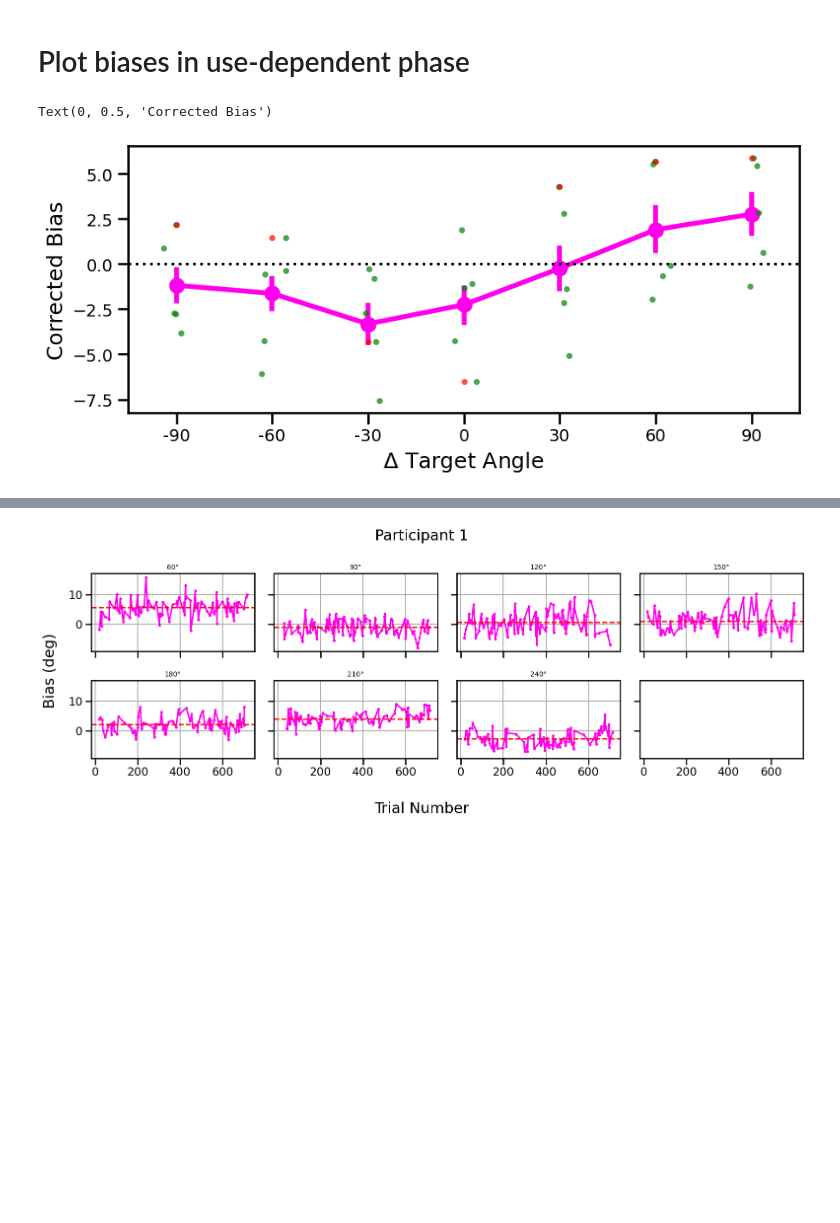
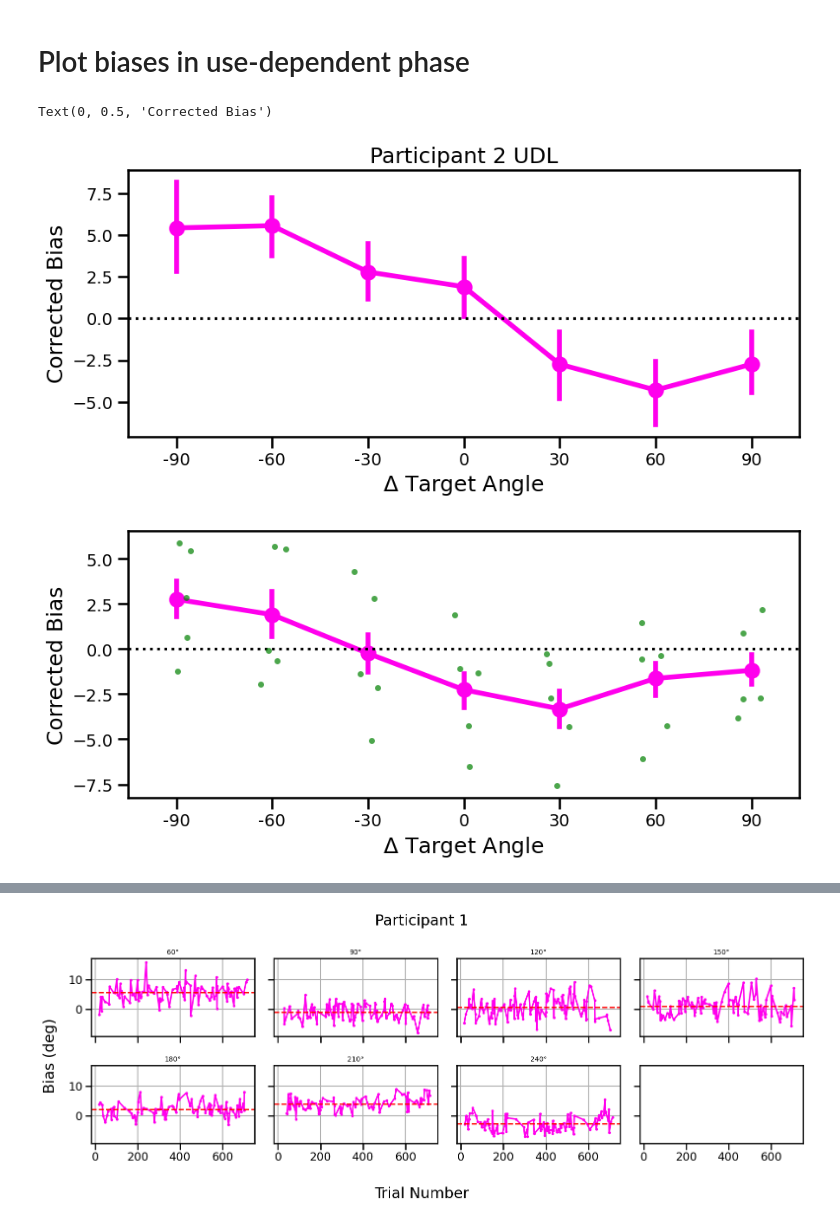
Before and after one commit to abbysun4/UDLR_study, a Jupyter notebook: UDLR_ver1/scripts/analysis_script_pilot_withoutFB.ipynb, the cells around one changed output, grey strips where cells are left out. Drawn from its saved outputs; the diff is of its cells as text; code cells hidden in the pictures; blank space fills up the shorter version.

```diff
--- a/UDLR_ver1/scripts/analysis_script_pilot_withoutFB.ipynb
+++ b/UDLR_ver1/scripts/analysis_script_pilot_withoutFB.ipynb
@@ -164,15 +168,15 @@ df.loc[mask,'target_angle'] = (np.rad2deg(np.arctan2(np.sin(TA_rad_shift), np.co
 # Get target location difference values
 df['target_angle_diff'] = pd.Series(pd.NA, index=df.index, dtype='Float64')
 # NOTES:
-# 1) multiply by -1 because we want positive to be clockwise
+# 1) CW is negative, CCW is positive
 # 2) add one to starting index because we want the first trial for every block to be NA
 mask = (df['TN'] >= epochs['repulse'][0]) & (df['TN'] <= epochs['repulse'][1])
-RadTAN1diff_repulse = np.deg2rad(df.loc[mask].groupby('SN')['target_angle'].diff(periods=1))*-1
+RadTAN1diff_repulse = np.deg2rad(df.loc[mask].groupby('SN')['target_angle'].diff(periods=1))
 df.loc[mask,'target_angle_diff'] = np.rad2deg(np.arctan2(np.sin(RadTAN1diff_repulse), np.cos(RadTAN1diff_repulse)))
 
 # Get target location difference values for UDL block
 mask = (df['TN'] >= epochs['udl'][0]) & (df['TN'] <= epochs['udl'][1])
-RadTAN1diff_udl = np.deg2rad(df.loc[mask].groupby('SN')['target_angle'].diff(periods=1))*-1
+RadTAN1diff_udl = np.deg2rad(df.loc[mask].groupby('SN')['target_angle'].diff(periods=1))
 df.loc[mask,'target_angle_diff'] = np.rad2deg(np.arctan2(np.sin(RadTAN1diff_udl), np.cos(RadTAN1diff_udl)))
 
 # Round
@@ -249,31 +254,32 @@ Text(0, 0.5, 'Corrected Bias')
 # %%
 mask_udl = (
     (df['TN'] >= epochs['udl'][0]) & (df['TN'] <= epochs['udl'][1])
-    & (~df['mt'].isna()) & (df['rt'] > 0.500) & (df['theta_pv'].abs() < 60))
+    & (~df['mt'].isna()) &
+    (df['rt'] > 0.500) &
+    (df['theta_pv'].abs() < 60)
+    )
 
-df_udl = df.loc[mask_udl]
+df_udl = df.loc[mask_udl].copy()
 
 df_udl_constrained = (
     df_udl
     .groupby('SN', as_index=False)
     .apply(N_finder, N_minus_targ=150)
     .reset_index(drop=True)
-)
+).copy()
+
 df_udl_constrained = df_udl_constrained.loc[df_udl_constrained['feedback'] == 0]
-
-# should i change so it stores the probe column??
+# change so it stores the probe column??
 # Split target_angle == 150 and everything else
-
-df_target_150 = df_udl_constrained[df_udl_constrained['target_angle'] == 150]
-df_other = df_udl_constrained[df_udl_constrained['target_angle'] != 150]
-# Randomly keep 16 of the target_angle == 150 rows
-
+df_target_150 = df_udl_constrained[df_udl_constrained['target_angle'] == 150].copy()
+df_other = df_udl_constrained[df_udl_constrained['target_angle'] != 150].copy()
+# Randomly keep 16 of the target_angle == 150 rows (will use PROBE LATER!!)
 df_target150_keep = (
     df_target_150
     .groupby('SN', group_keys=False)
     .apply(lambda x: x.sample(n=16, random_state=42))
     .reset_index(drop=True)
-)
+).copy()
 
 # Combine back together
 df_udl_constrained = (
@@ -283,44 +289,65 @@ df_udl_constrained = (
 
 subject_means = df_udl_constrained.groupby(['SN', 'target_angle_diff'])['corrected_repulse_theta_pv'].mean().reset_index()
 
+# plot graph for one participant
+subject_num = 2
+fig, ax = plt.subplots(figsize=(10,4))
+sns.pointplot(
+    data=df_udl_constrained[df_udl_constrained['SN']==subject_num],
+    x='target_angle_diff',
+    y='corrected_repulse_theta_pv',
+    estimator='mean',
+    errorbar=('ci',95),
+    #color='black',
+    ax=ax
+)
+ax.axhline(0, color='black', linestyle=':')
+ax.tick_params(axis='x', labelsize=14)
+ax.tick_params(axis='y', labelsize=14)
+plt.xlabel(r'$\Delta$ Target Angle')
+plt.ylabel('Corrected Bias')
+plt.title(f'Participant {subject_num} UDL')
+
+# plot graph for group level
 fig, ax = plt.subplots(figsize=(10,4))
 sns.pointplot(
     data=df_udl_constrained,
     x='target_angle_diff',
     y='corrected_repulse_theta_pv',
     estimator='mean',
     errorbar=('ci',95),
     #color='black',
     ax=ax
 )
 
 sns.stripplot(
     data=subject_means,
     x='target_angle_diff',
     y='corrected_repulse_theta_pv',
     color='green',
     alpha=0.7,
     jitter=0.15,
     size=5,
     ax=ax
 )
 
-sns.stripplot(
-    data=subject_means[subject_means['SN']==5],
-    x='target_angle_diff',
-    y='corrected_repulse_theta_pv',
-    color='red',
-    alpha=0.7,
-    jitter=0.15,
-    size=5,
-    ax=ax
-)
+# sns.stripplot(
+#     data=subject_means[subject_means['SN']==5],
+#     x='target_angle_diff',
+#     y='corrected_repulse_theta_pv',
+#     color='red',
+#     alpha=0.7,
+#     jitter=0.15,
+#     size=5,
+#     ax=ax
+# )
 
 ax.axhline(0, color='black', linestyle=':')
 ax.tick_params(axis='x', labelsize=14)
 ax.tick_params(axis='y', labelsize=14)
 plt.xlabel(r'$\Delta$ Target Angle')
 plt.ylabel('Corrected Bias')
 # %% [output]
 Text(0, 0.5, 'Corrected Bias')
-[figure, old version]
+[figure, new version]
+[figure, added]
```
Also changed, not shown: parts of 40 cells of this notebook, 2 other files.
